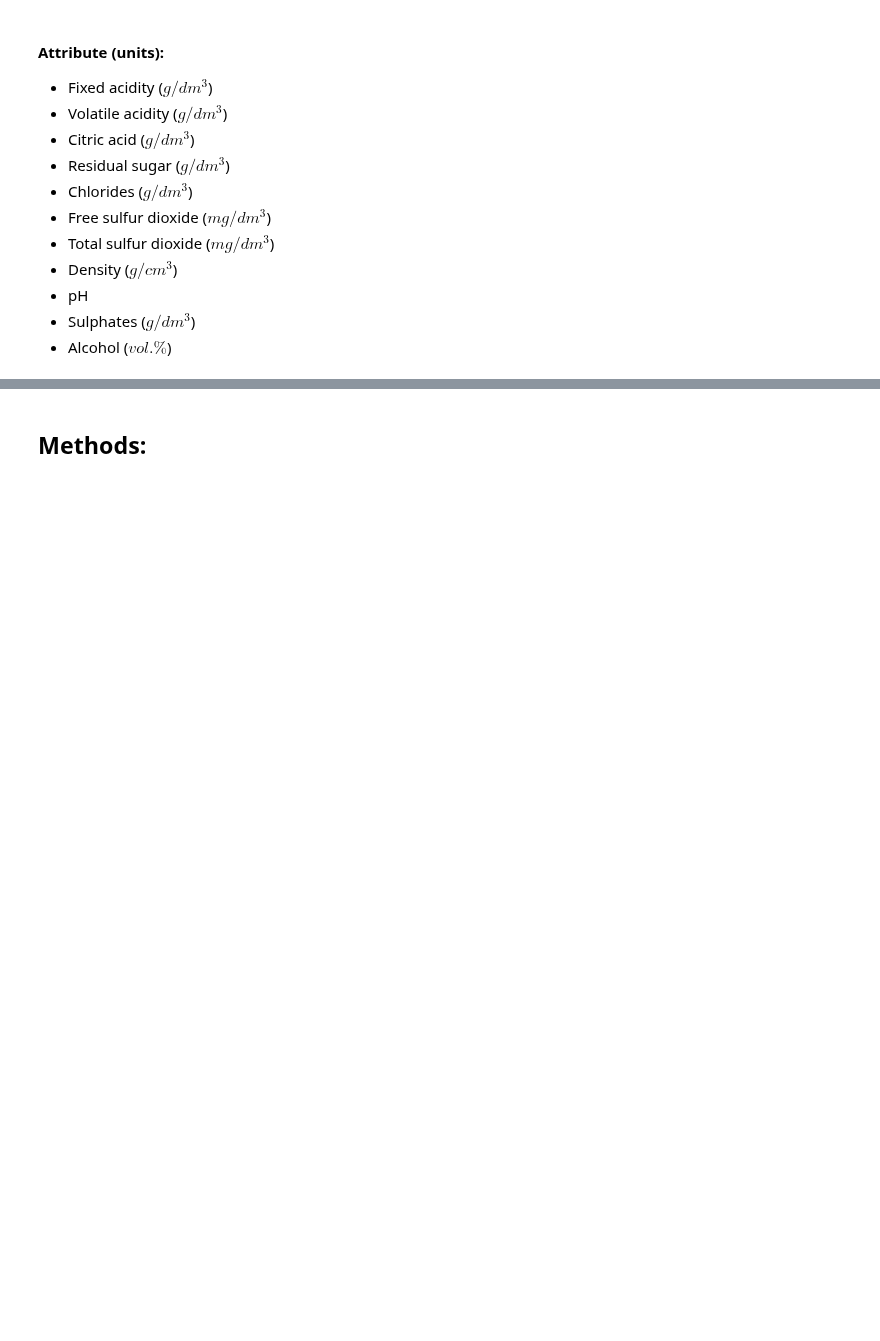
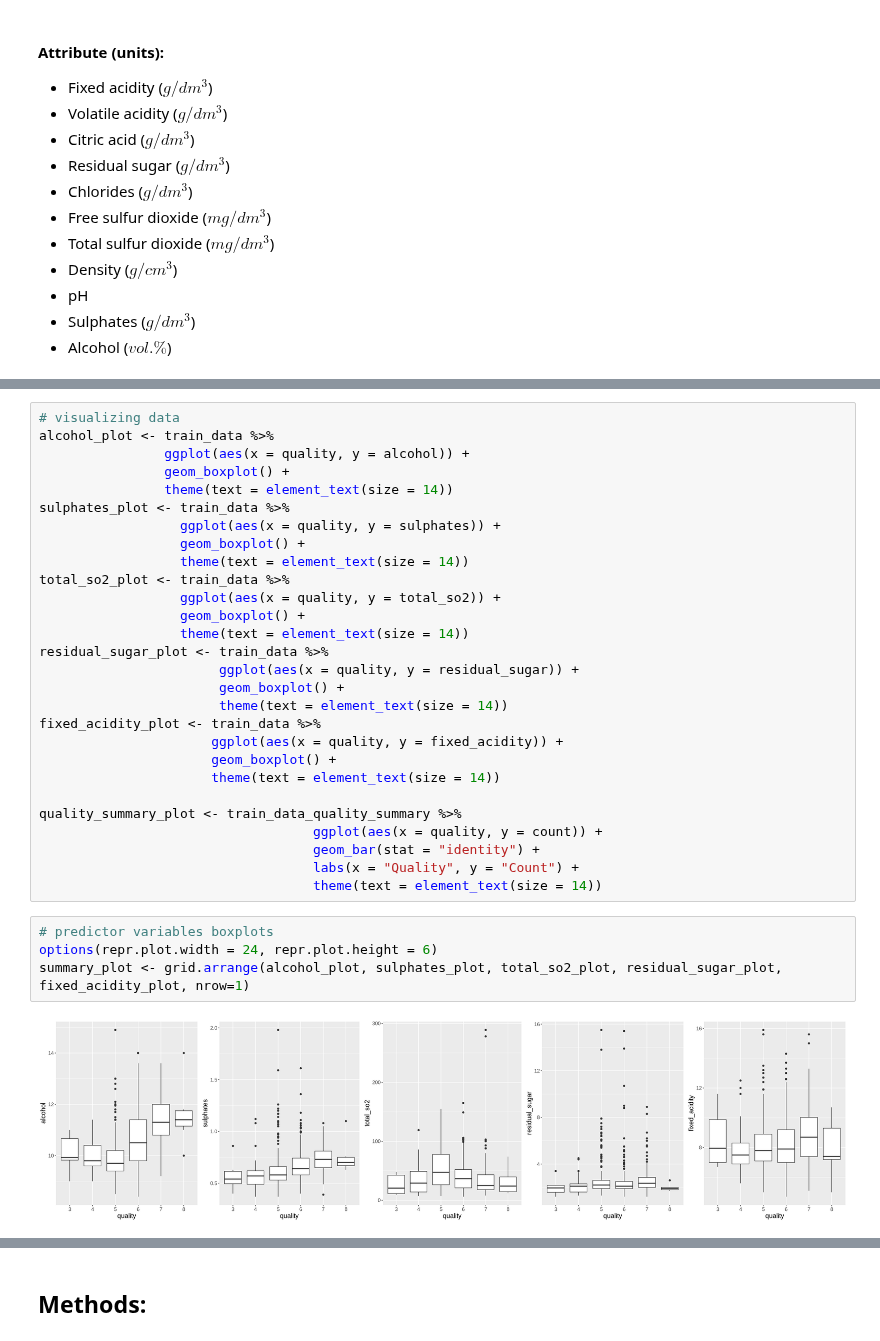
Before and after one commit to jon-chow/DSCI100-WineQualityAnalysis, a Jupyter notebook: Proposal.ipynb, the cells around one changed output, grey strips where cells are left out. Saved outputs shown, nothing was run; the diff lists cells and outputs as text; blank space fills up the shorter version.

Commit message:
added visualizations

```diff
--- a/Proposal.ipynb
+++ b/Proposal.ipynb
@@ -284,0 +186,34 @@ A tibble: 7 × 3
+# %%
+# visualizing data
+alcohol_plot <- train_data %>%
+                ggplot(aes(x = quality, y = alcohol)) +
+                geom_boxplot() +
+                theme(text = element_text(size = 14))
+sulphates_plot <- train_data %>%
+                  ggplot(aes(x = quality, y = sulphates)) +
+                  geom_boxplot() +
+                  theme(text = element_text(size = 14))
+total_so2_plot <- train_data %>%
+                  ggplot(aes(x = quality, y = total_so2)) +
+                  geom_boxplot() +
+                  theme(text = element_text(size = 14))
+residual_sugar_plot <- train_data %>%
+                       ggplot(aes(x = quality, y = residual_sugar)) +
+                       geom_boxplot() +
+                       theme(text = element_text(size = 14))
+fixed_acidity_plot <- train_data %>%
+                      ggplot(aes(x = quality, y = fixed_acidity)) +
+                      geom_boxplot() +
+                      theme(text = element_text(size = 14))
+
+quality_summary_plot <- train_data_quality_summary %>%
+                                   ggplot(aes(x = quality, y = count)) +
+                                   geom_bar(stat = "identity") +
+                                   labs(x = "Quality", y = "Count") +
+                                   theme(text = element_text(size = 14))
+# %%
+# predictor variables boxplots
+options(repr.plot.width = 24, repr.plot.height = 6)
+summary_plot <- grid.arrange(alcohol_plot, sulphates_plot, total_so2_plot, residual_sugar_plot, fixed_acidity_plot, nrow=1)
+# %% [output]
+[figure, added]
```
Also changed, not shown: parts of 12 cells of this notebook.
